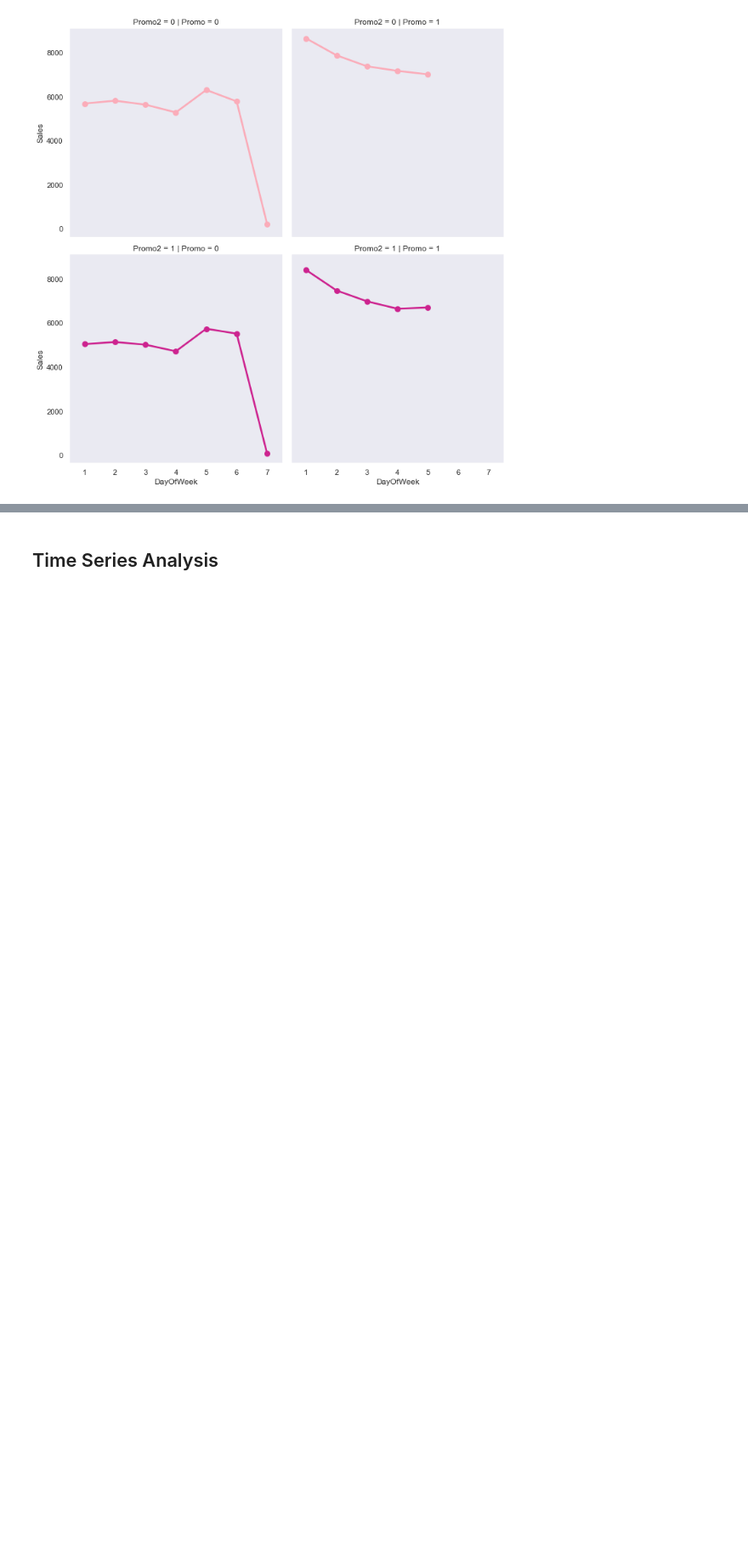
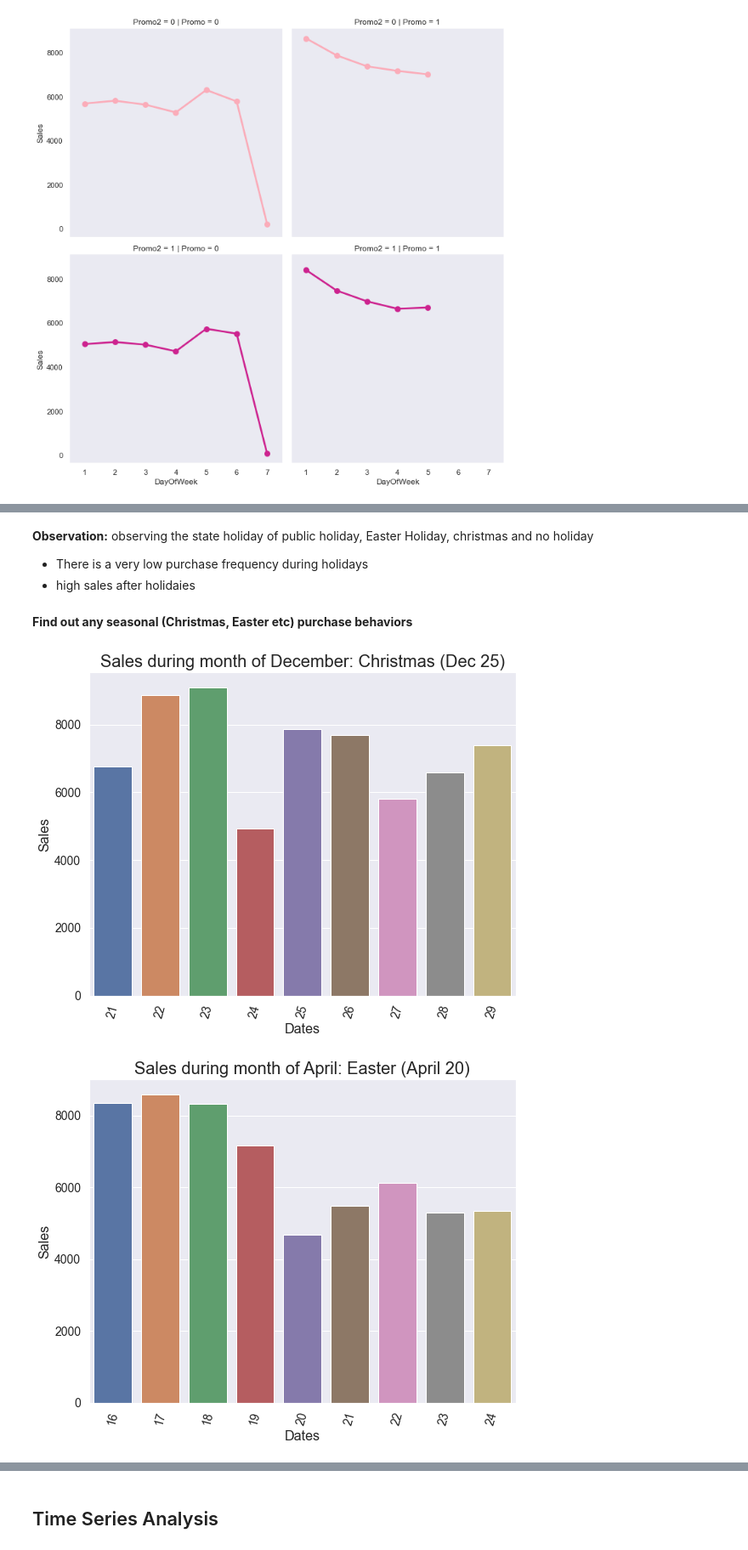
Before and after one commit to ekubay/Rossmann_Pharmaceutical_sales_Prediction, a Jupyter notebook: notebooks/EDA.ipynb, the cells around one changed output, grey strips where cells are left out. Shown at 85% size. Saved outputs shown, nothing was run; the diff lists cells and outputs as text; code cells hidden in the pictures; blank space fills up the shorter version.

```diff
--- a/notebooks/EDA.ipynb
+++ b/notebooks/EDA.ipynb
@@ -850,0 +816,30 @@ print(f'Stores That work all Week are : {all_week_stores.shape[0]}')
+# %% [markdown]
+**Observation:**
+observing the state holiday of public holiday, Easter Holiday, christmas and no holiday
+- There is a very low purchase frequency during holidays
+- high sales after holidaies
+# %% [markdown]
+**Find out any seasonal (Christmas, Easter etc) purchase behaviors**
+# %%
+open_store = clean_trainScore[(clean_trainScore.Open == 1) & (clean_trainScore.Year == 2014)]
+
+christmass_month = 12
+eastern_month = 4
+
+christmass_month = open_store[open_store.Month == christmass_month]
+eastern_month = open_store[open_store.Month == eastern_month]
+
+around_christmas = christmass_month[(christmass_month['Day'] > 20) & (christmass_month['Day'] < 30)]
+around_christmas = around_christmas[['Day', 'Sales']].groupby('Day').mean()
+
+
+around_eastern = eastern_month[(eastern_month['Day'] > 15) & (eastern_month['Day'] < 25)]
+around_eastern = around_eastern[['Day', 'Sales']].groupby('Day').mean()
+
+plotfunction.plot_bar(clean_trainScore, around_christmas.index, around_christmas['Sales'],
+                      'Sales during month of December: Christmas (Dec 25)', "Dates", "Sales")
+plotfunction.plot_bar(clean_trainScore, around_eastern.index, around_eastern['Sales'],
+                      'Sales during month of April: Easter (April 20)','Dates', 'Sales')
+# %% [output]
+[figure, added]
+[figure, added]
```
Also changed, not shown: parts of 112 cells of this notebook.
